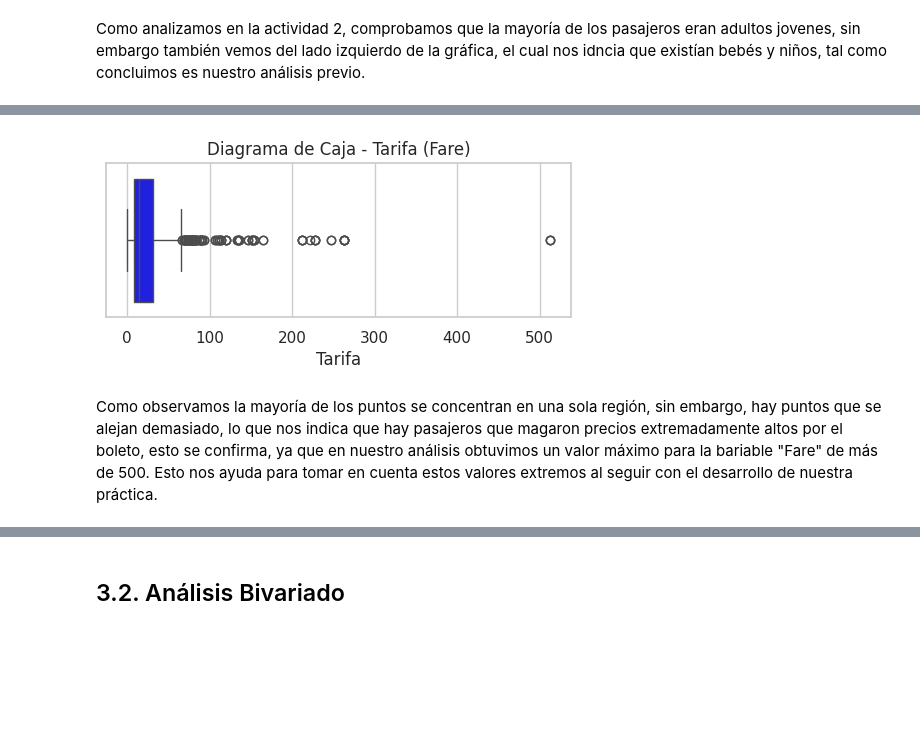
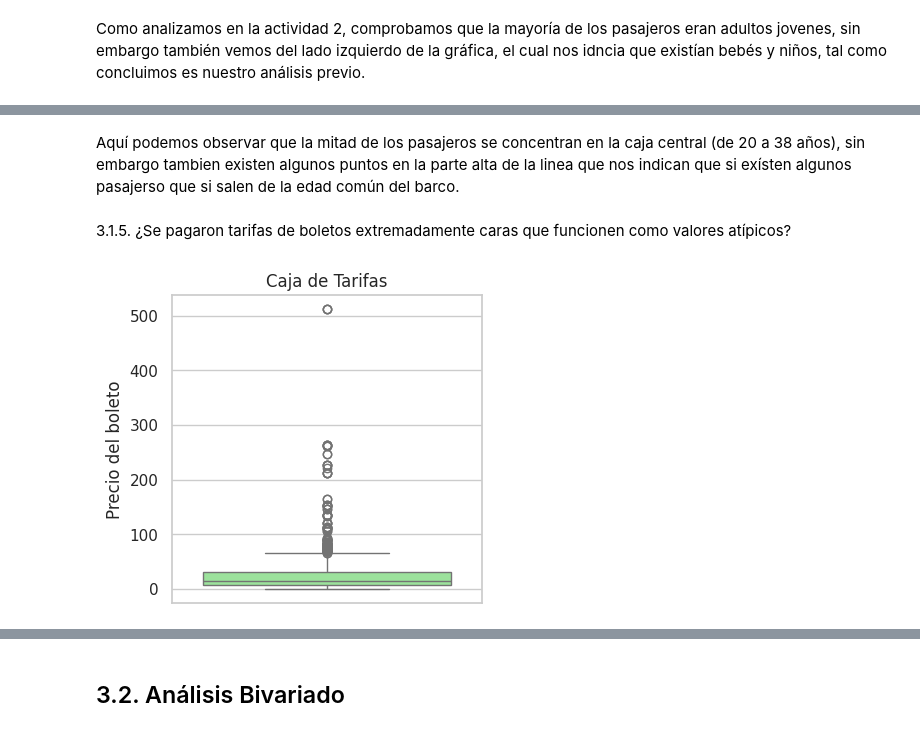
Before and after one commit to FabsRobles/Practica2-IA, a Jupyter notebook: notebook/Titanic_EDA.ipynb, the cells around one changed output, grey strips where cells are left out. Saved outputs shown, nothing was run; the diff lists cells and outputs as text; code cells hidden in the pictures; blank space fills up the shorter version.

```diff
--- a/notebook/Titanic_EDA.ipynb
+++ b/notebook/Titanic_EDA.ipynb
@@ -489,10 +514,12 @@ Como analizamos en la actividad 2, comprobamos que la mayoría de los pasajeros
+# %% [markdown]
+Aquí podemos observar que la mitad de los pasajeros se concentran en la caja central (de 20 a 38 años), sin embargo tambien existen algunos puntos en la parte alta de la linea que nos indican que si exísten algunos pasajerso que si salen de la edad común del barco.
+# %% [markdown]
+3.1.5. ¿Se pagaron tarifas de boletos extremadamente caras que funcionen como valores atípicos?
 # %%
-plt.figure(figsize=(6, 2))
-sns.boxplot(x=df['Fare'], color='blue')
-plt.title('Diagrama de Caja - Tarifa (Fare)')
-plt.xlabel('Tarifa')
+plt.figure(figsize=(4, 4))
+sns.boxplot(y=df['Fare'], color='lightgreen')
+plt.title('Caja de Tarifas')
+plt.ylabel('Precio del boleto')
 plt.show()
 # %% [output]
-[figure, old version]
+[figure, new version]
-# %% [markdown]
-Como observamos la mayoría de los puntos se concentran en una sola región, sin embargo, hay puntos que se alejan demasiado, lo que nos indica que hay pasajeros que magaron precios extremadamente altos por el boleto, esto se confirma, ya que en nuestro análisis obtuvimos un valor máximo para la bariable "Fare" de más de 500. Esto nos ayuda para tomar en cuenta estos valores extremos al seguir con el desarrollo de nuestra práctica.
```
Also changed, not shown: parts of 26 cells of this notebook.
